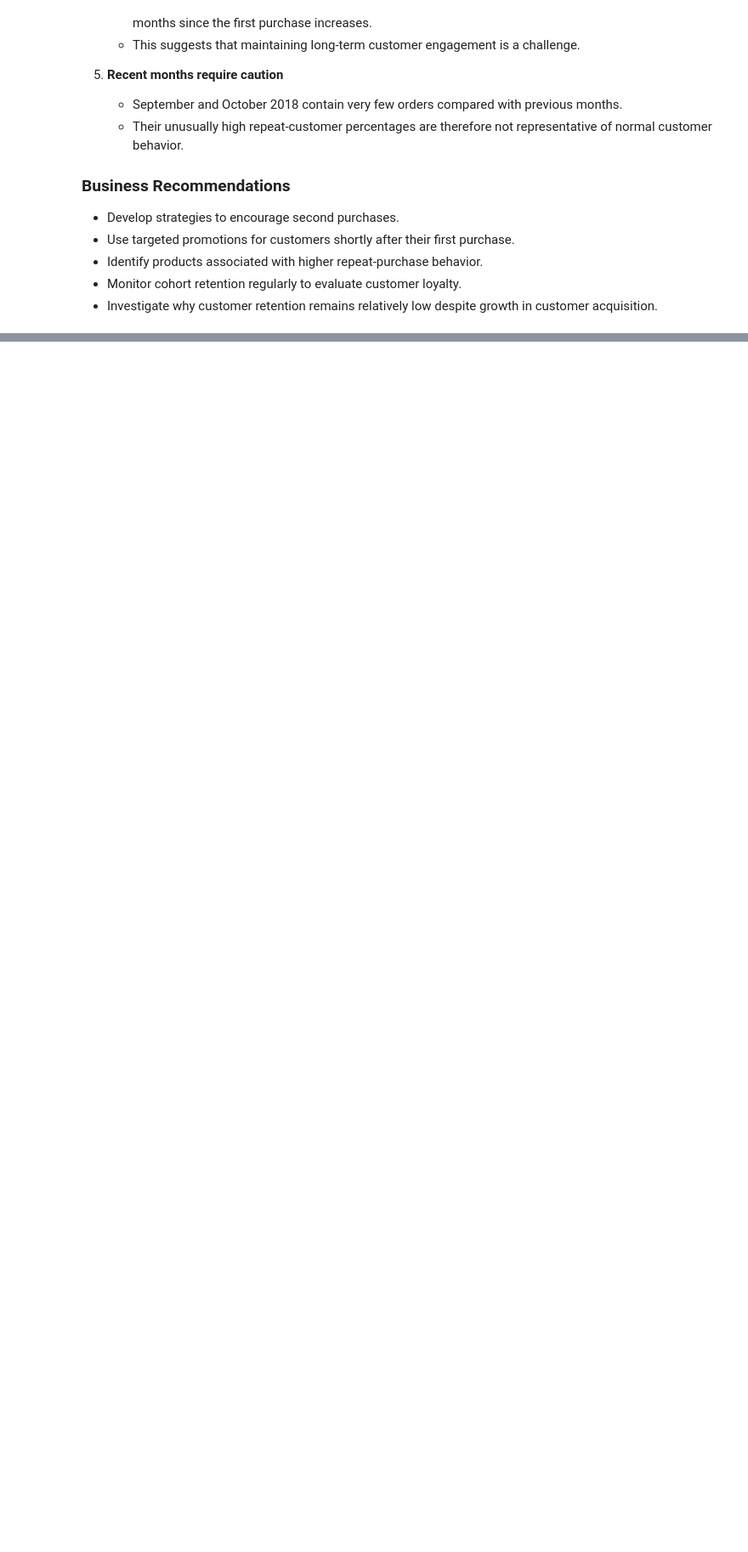
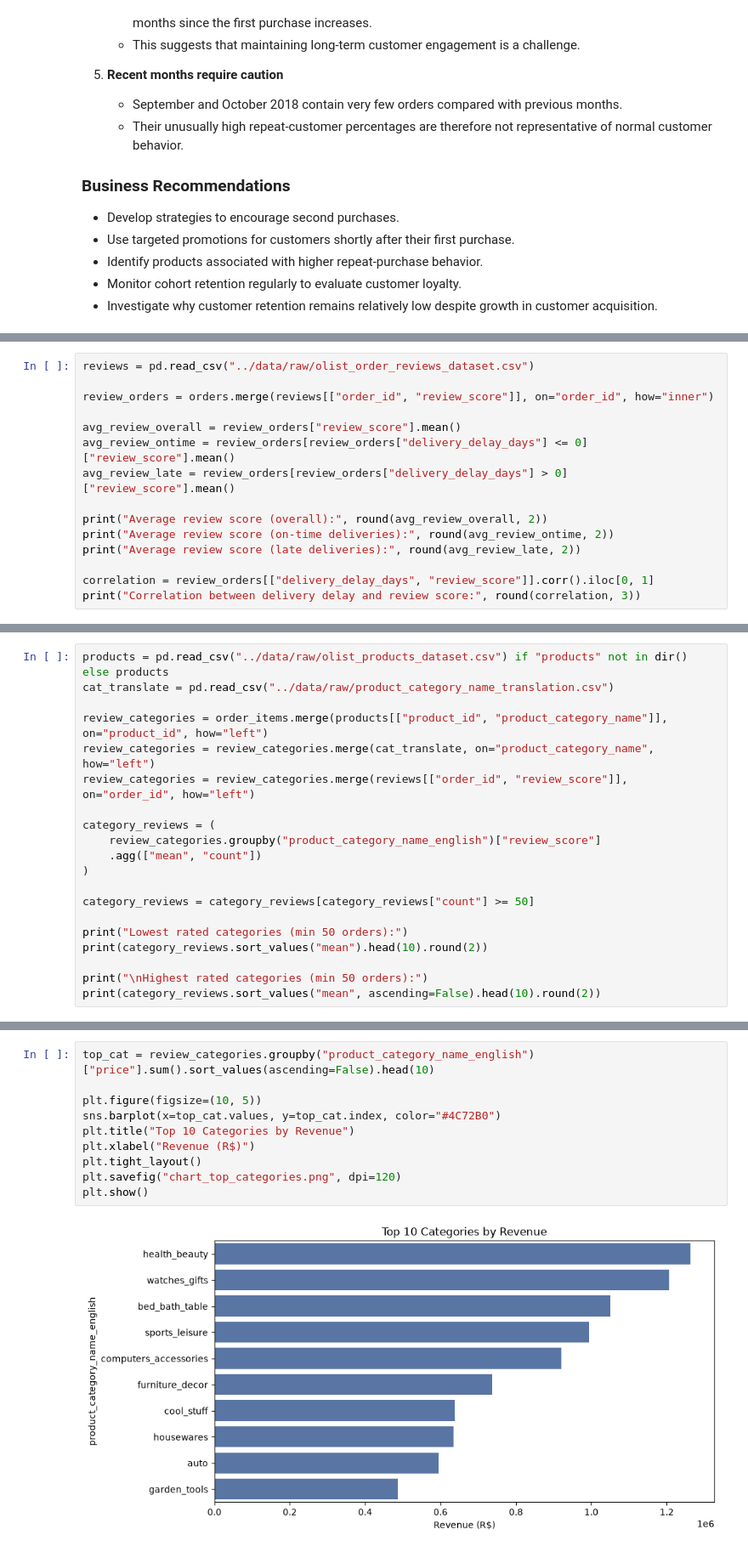
Before and after one commit to anujydv18-oss/AI-Sales-Analyst, a Jupyter notebook: notebooks/01_data_exploration.ipynb, the cells around one changed output, grey strips where cells are left out. Shown at 85% size. Cells and saved outputs as stored; diff of their text form; blank space fills up the shorter version.

```diff
--- a/notebooks/01_data_exploration.ipynb
+++ b/notebooks/01_data_exploration.ipynb
@@ -1623,0 +1626,15 @@ plt.show()
+# %%
+reviews = pd.read_csv("../data/raw/olist_order_reviews_dataset.csv")
+
+review_orders = orders.merge(reviews[["order_id", "review_score"]], on="order_id", how="inner")
+
+avg_review_overall = review_orders["review_score"].mean()
+avg_review_ontime = review_orders[review_orders["delivery_delay_days"] <= 0]["review_score"].mean()
+avg_review_late = review_orders[review_orders["delivery_delay_days"] > 0]["review_score"].mean()
+
+print("Average review score (overall):", round(avg_review_overall, 2))
+print("Average review score (on-time deliveries):", round(avg_review_ontime, 2))
+print("Average review score (late deliveries):", round(avg_review_late, 2))
+
+correlation = review_orders[["delivery_delay_days", "review_score"]].corr().iloc[0, 1]
+print("Correlation between delivery delay and review score:", round(correlation, 3))
@@ -1623,0 +1646,20 @@ plt.show()
+# %%
+products = pd.read_csv("../data/raw/olist_products_dataset.csv") if "products" not in dir() else products
+cat_translate = pd.read_csv("../data/raw/product_category_name_translation.csv")
+
+review_categories = order_items.merge(products[["product_id", "product_category_name"]], on="product_id", how="left")
+review_categories = review_categories.merge(cat_translate, on="product_category_name", how="left")
+review_categories = review_categories.merge(reviews[["order_id", "review_score"]], on="order_id", how="left")
+
+category_reviews = (
+    review_categories.groupby("product_category_name_english")["review_score"]
+    .agg(["mean", "count"])
+)
+
+category_reviews = category_reviews[category_reviews["count"] >= 50]
+
+print("Lowest rated categories (min 50 orders):")
+print(category_reviews.sort_values("mean").head(10).round(2))
+
+print("\nHighest rated categories (min 50 orders):")
+print(category_reviews.sort_values("mean", ascending=False).head(10).round(2))
@@ -1623,0 +1709,12 @@ plt.show()
+# %%
+top_cat = review_categories.groupby("product_category_name_english")["price"].sum().sort_values(ascending=False).head(10)
+
+plt.figure(figsize=(10, 5))
+sns.barplot(x=top_cat.values, y=top_cat.index, color="#4C72B0")
+plt.title("Top 10 Categories by Revenue")
+plt.xlabel("Revenue (R$)")
+plt.tight_layout()
+plt.savefig("chart_top_categories.png", dpi=120)
+plt.show()
+# %% [output]
+[figure, added]
```
Also changed, not shown: parts of 8 cells of this notebook, 5 other files.
